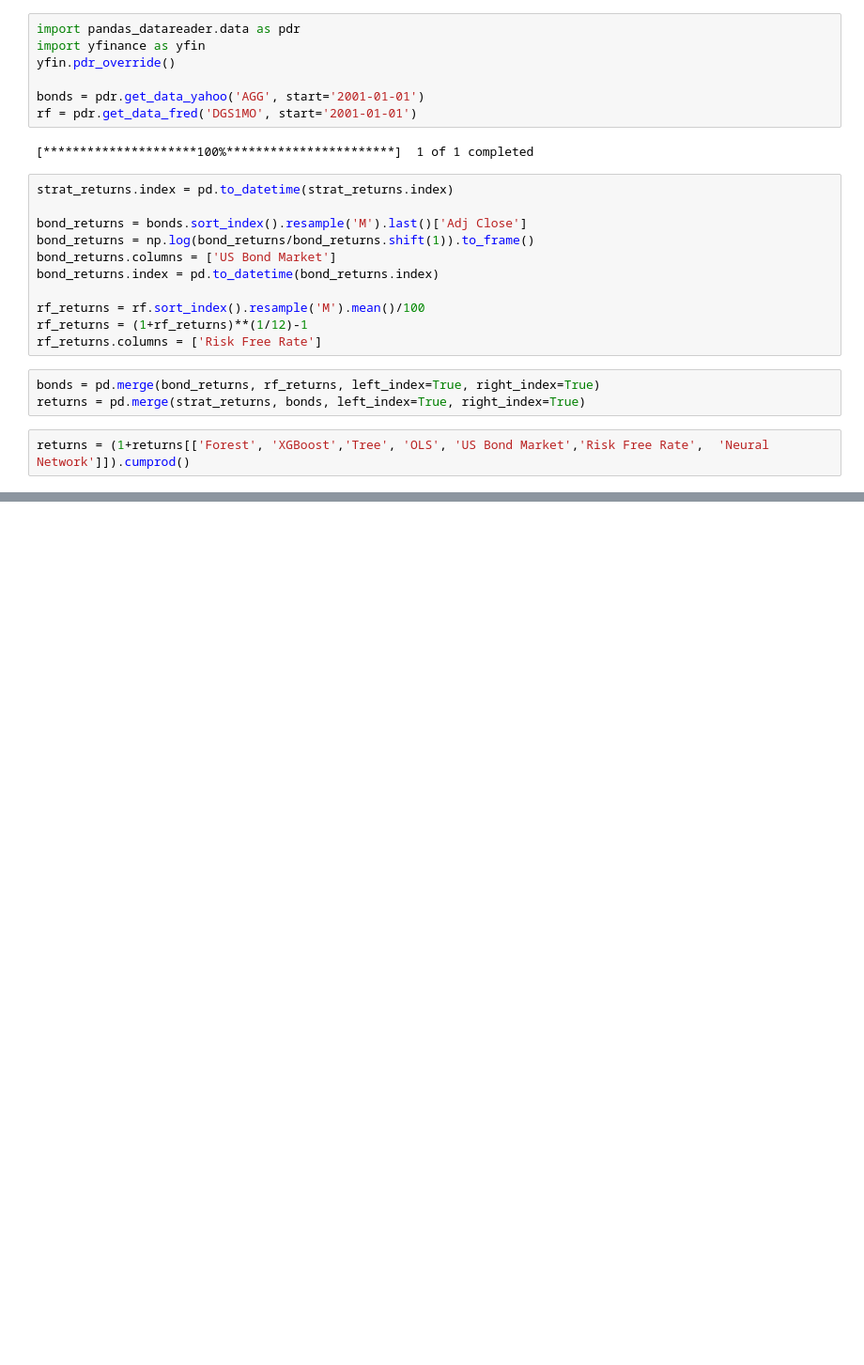
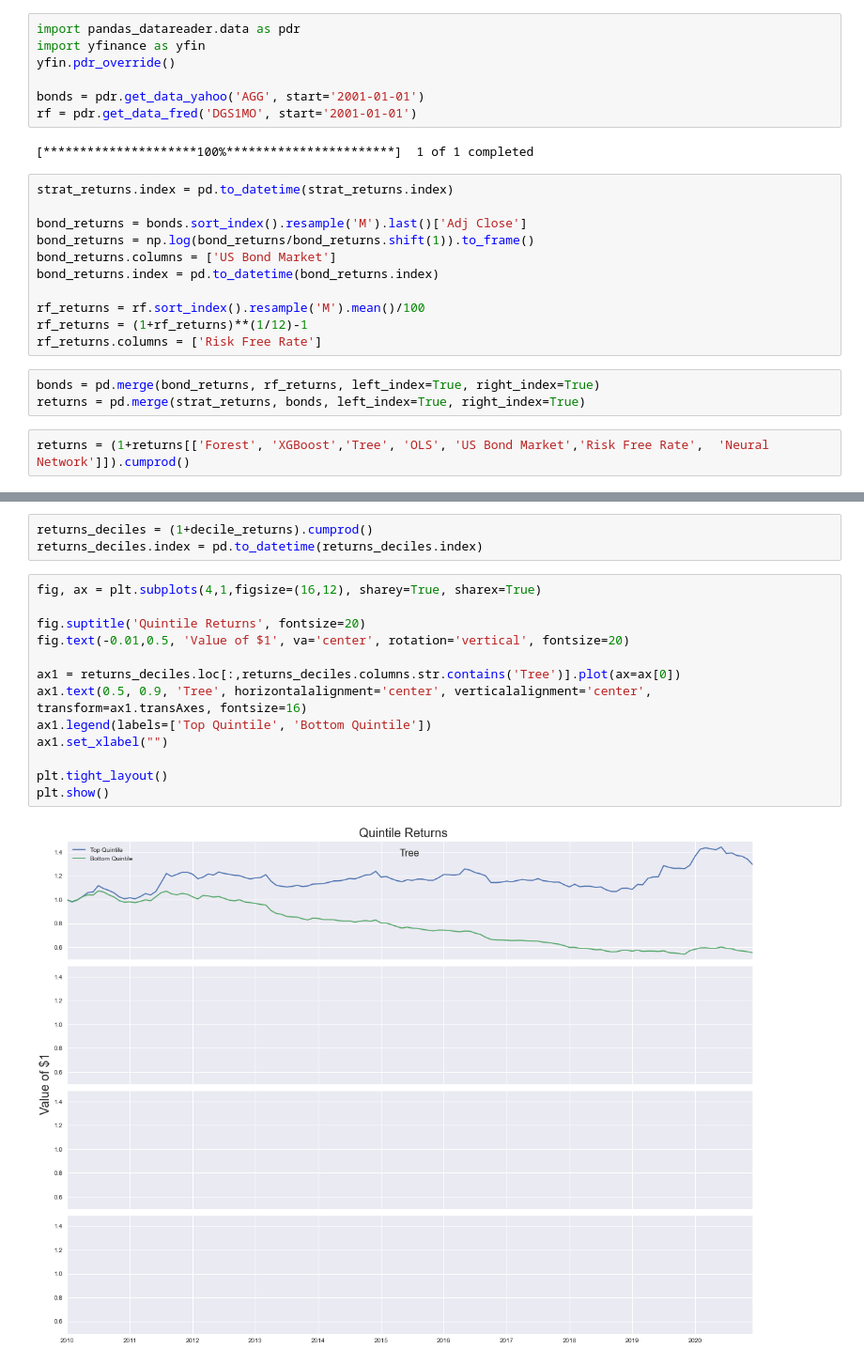
Before and after one commit to santoromano/Corporate-Bond-Factors, a Jupyter notebook: empirics.ipynb, the cells around one changed output, grey strips where cells are left out. Shown: that part at 94% size. Drawn from its saved outputs; the diff is of its cells as text; blank space fills up the shorter version.

```diff
--- a/empirics.ipynb
+++ b/empirics.ipynb
@@ -776,0 +778,18 @@ plt.show()
+# %%
+returns_deciles = (1+decile_returns).cumprod()
+returns_deciles.index = pd.to_datetime(returns_deciles.index)
+# %%
+fig, ax = plt.subplots(4,1,figsize=(16,12), sharey=True, sharex=True)
+
+fig.suptitle('Quintile Returns', fontsize=20)
+fig.text(-0.01,0.5, 'Value of $1', va='center', rotation='vertical', fontsize=20)
+
+ax1 = returns_deciles.loc[:,returns_deciles.columns.str.contains('Tree')].plot(ax=ax[0])
+ax1.text(0.5, 0.9, 'Tree', horizontalalignment='center', verticalalignment='center', transform=ax1.transAxes, fontsize=16)
+ax1.legend(labels=['Top Quintile', 'Bottom Quintile'])
+ax1.set_xlabel("")
+
+plt.tight_layout()
+plt.show()
+# %% [output]
+[figure, added]
```
Also changed, not shown: parts of 1 cell of this notebook.
